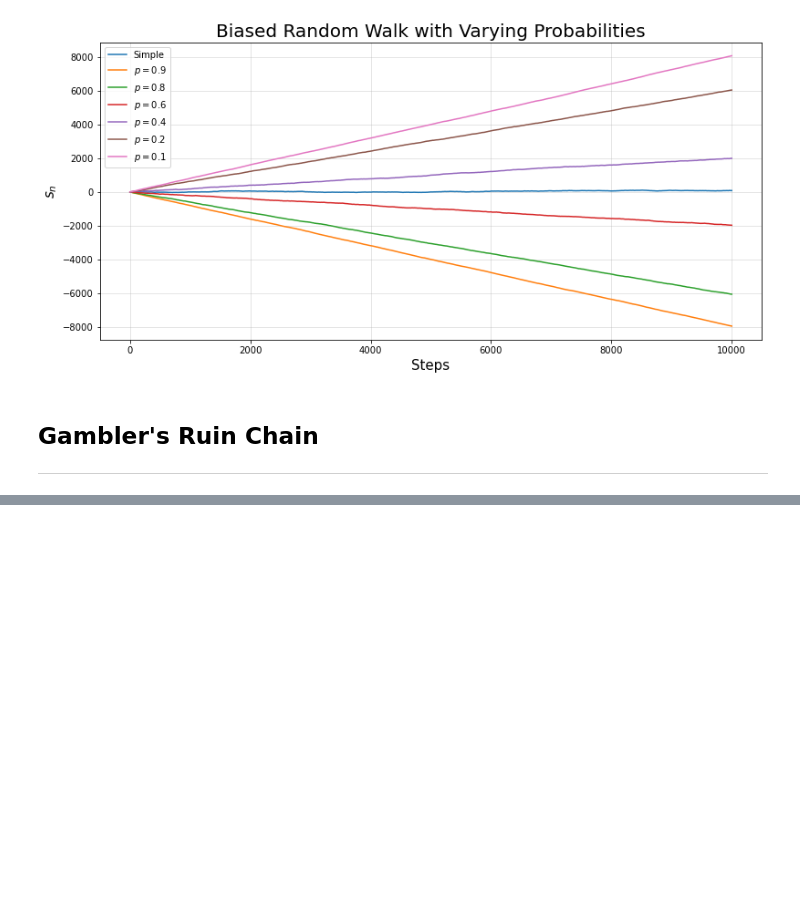
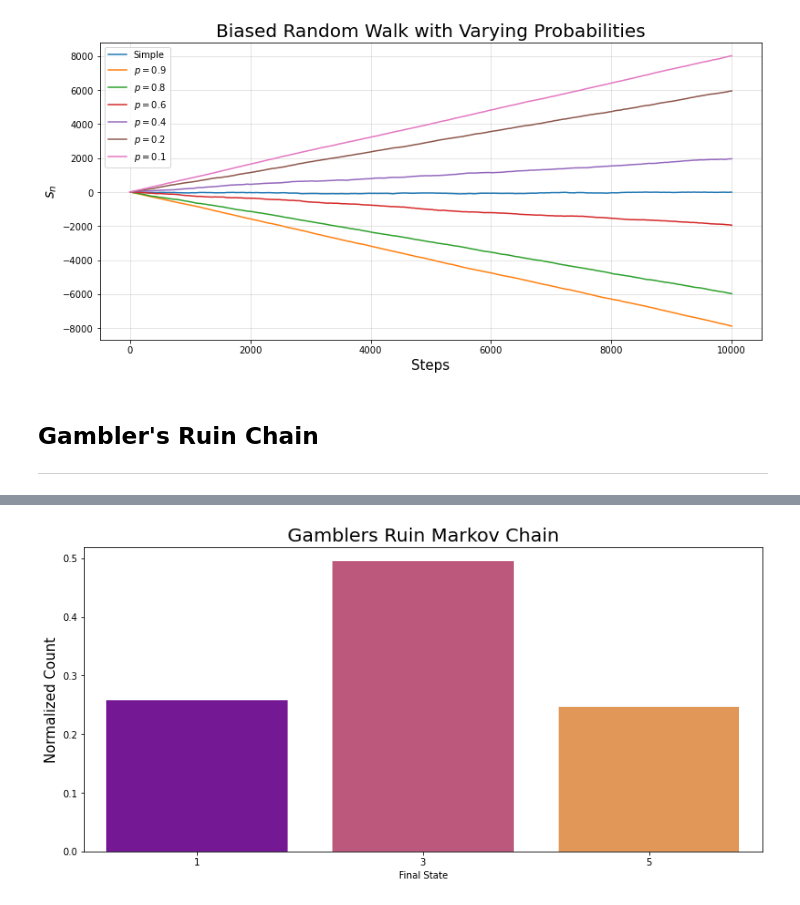
Before and after one commit to bridaniels/ML_Trading_2ndEd, a Jupyter notebook: P2_ML_trading_fundamentals/10_bayesian_ML/05_markov_chain.ipynb, the cells around one changed output, grey strips where cells are left out. Drawn from its saved outputs; the diff is of its cells as text; code cells hidden in the pictures; blank space fills up the shorter version.

Commit message:
10 05 markov chains plus notebook creation

```diff
--- a/P2_ML_trading_fundamentals/10_bayesian_ML/05_markov_chain.ipynb
+++ b/P2_ML_trading_fundamentals/10_bayesian_ML/05_markov_chain.ipynb
@@ -136,0 +123,32 @@ plt.show()
+# %%
+start = 3
+first = 0
+last = 5
+n = 10000
+
+def gamblers_ruin_chain(start, first, last, n):
+    for k in range(n):
+        if start==first or start==last:
+            start=start
+        else:
+            step = np.random.choice([-1,1],p=[0.5,0.5])
+            start = start + step
+    return start
+# %%
+state_list = []
+for i in range(n):
+    state_list.append(gamblers_ruin_chain(start,first,last,2))
+
+data_state = pd.DataFrame({'Final State': state_list})
+data_occ = pd.DataFrame(data_state.value_counts('Final State')).rename(columns={0:'Count'})
+
+data_occ['Count'] = data_occ['Count']/n
+
+fig = plt.figure(figsize=(13,6))
+sns.barplot(x=data_occ.index,y=data_occ['Count'], palette='plasma')
+plt.title("Gamblers Ruin Markov Chain", fontsize=20)
+plt.ylabel('Normalized Count', fontsize=15)
+
+plt.show()
+# %% [output]
+[figure, added]
```
Also changed, not shown: parts of 5 cells of this notebook, 4 other files.
